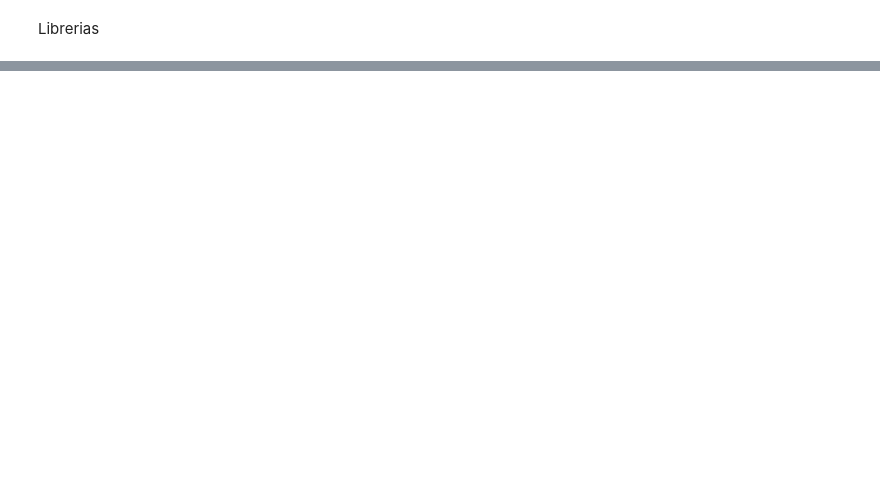
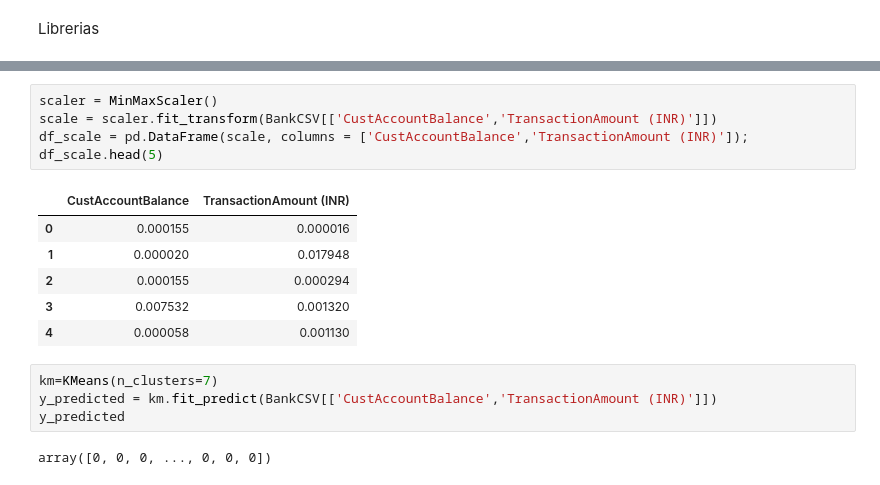
Before and after one commit to aleg001/Lab7-IA, a Jupyter notebook: Lab7.ipynb, the cells around one changed output, grey strips where cells are left out. Saved outputs shown, nothing was run; the diff lists cells and outputs as text; blank space fills up the shorter version.

```diff
--- a/Lab7.ipynb
+++ b/Lab7.ipynb
@@ -191,0 +189,18 @@ import pandas as pd
+# %%
+scaler = MinMaxScaler()
+scale = scaler.fit_transform(BankCSV[['CustAccountBalance','TransactionAmount (INR)']])
+df_scale = pd.DataFrame(scale, columns = ['CustAccountBalance','TransactionAmount (INR)']);
+df_scale.head(5)
+# %% [output]
+|  | CustAccountBalance | TransactionAmount (INR) |
+| 0 | 0.000155 | 0.000016 |
+| 1 | 0.000020 | 0.017948 |
+| 2 | 0.000155 | 0.000294 |
+| 3 | 0.007532 | 0.001320 |
+| 4 | 0.000058 | 0.001130 |
+# %%
+km=KMeans(n_clusters=7)
+y_predicted = km.fit_predict(BankCSV[['CustAccountBalance','TransactionAmount (INR)']])
+y_predicted
+# %% [output]
+array([0, 0, 0, ..., 0, 0, 0])
```
Also changed, not shown: parts of 10 cells of this notebook.
